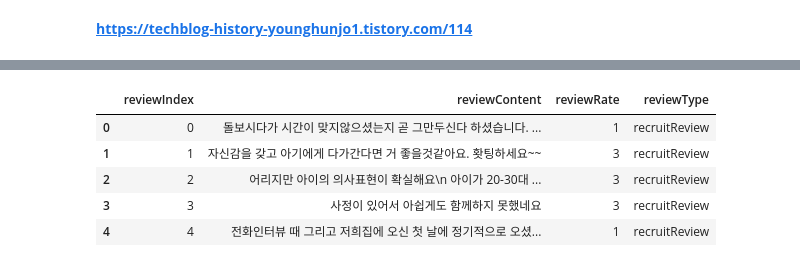
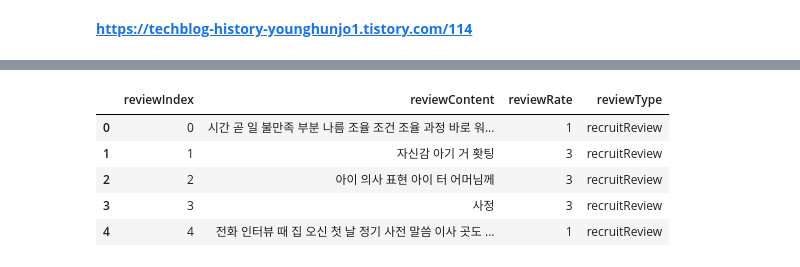
Before and after one commit to dr-song-summer-project/AI, a Jupyter notebook: Clustering/K_Means_NLP.ipynb, the cells around one changed output, grey strips where cells are left out. Cells and saved outputs as stored; diff of their text form; code cells hidden in the pictures.

```diff
--- a/Clustering/K_Means_NLP.ipynb
+++ b/Clustering/K_Means_NLP.ipynb
@@ -13,18 +13,18 @@ similarity_cmp = 'reviewRate'
 # %%
 # 학습용 데이터셋 불러오기
 import pandas as pd
-document_df = pd.read_csv('/content/drive/My Drive/닥터송 여름 프로젝트/4. 대-스타 해결 2/09.(주)맘편한세상_데이터/unlabeled_data.csv')
+document_df = pd.read_excel('/content/drive/My Drive/닥터송 여름 프로젝트/4. 대-스타 해결 2/09.(주)맘편한세상_데이터/unlabeled_data_keyword_sen.xlsx')
 # document_df.head()
 
 document_df.drop(['encodedSenderId', 'encodedTargetId', 'DateTime'], axis=1, inplace=True)
 document_df.head()
 # %% [output]
 |  | reviewIndex | reviewContent | reviewRate | reviewType |
-| 0 | 0 | 돌보시다가 시간이 맞지않으셨는지 곧 그만두신다 하셨습니다. ... | 1 | recruitReview |
-| 1 | 1 | 자신감을 갖고 아기에게 다가간다면 거 좋을것같아요. 홧팅하세요~~ | 3 | recruitReview |
-| 2 | 2 | 어리지만 아이의 의사표현이 확실해요\n 아이가 20-30대 ... | 3 | recruitReview |
-| 3 | 3 | 사정이 있어서 아쉽게도 함께하지 못했네요 | 3 | recruitReview |
-| 4 | 4 | 전화인터뷰 때 그리고 저희집에 오신 첫 날에 정기적으로 오셨... | 1 | recruitReview |
+| 0 | 0 | 시간 곧 일 불만족 부분 나름 조율 조건 조율 과정 바로 워... | 1 | recruitReview |
+| 1 | 1 | 자신감 아기 거 홧팅 | 3 | recruitReview |
+| 2 | 2 | 아이 의사 표현 아이 터 어머님께 | 3 | recruitReview |
+| 3 | 3 | 사정 | 3 | recruitReview |
+| 4 | 4 | 전화 인터뷰 때 집 오신 첫 날 정기 사전 말씀 이사 곳도 ... | 1 | recruitReview |
 # %%
 # 텍스트 단어들의 어근 원형을 추출하기 위해 함수 생성
 from sklearn.feature_extraction.text import TfidfVectorizer
```
Also changed, not shown: parts of 10 cells of this notebook.
